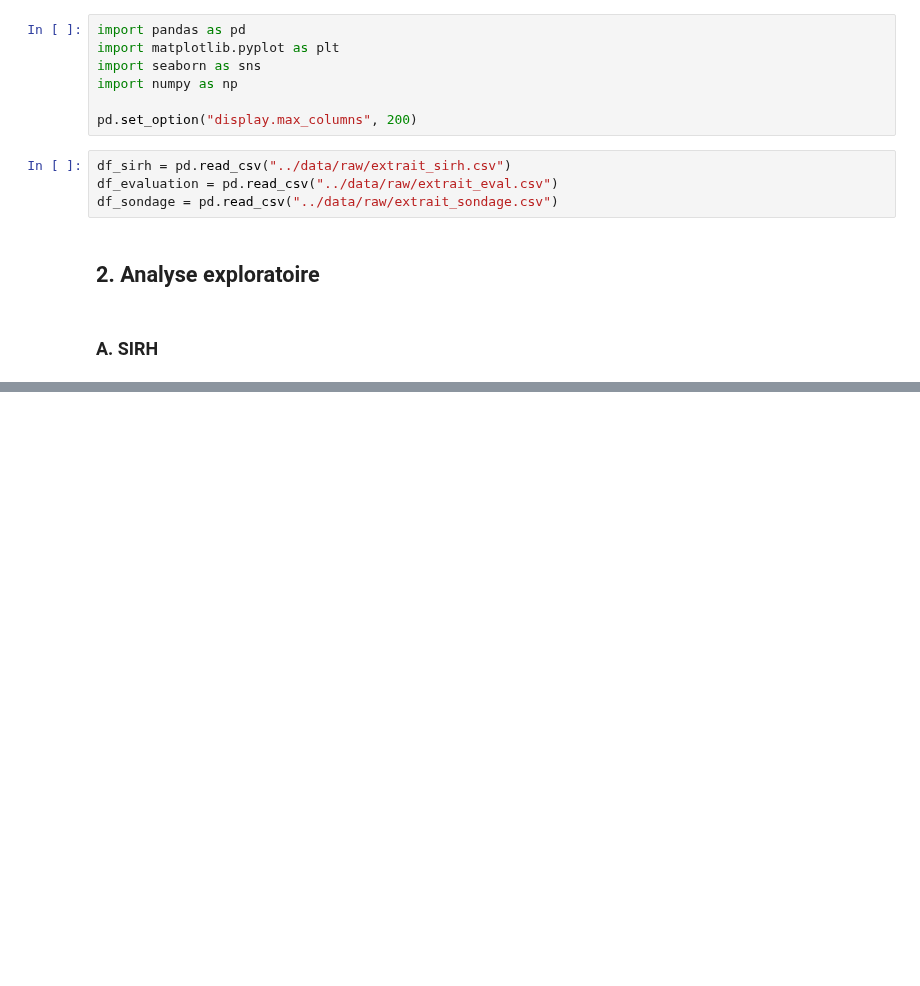
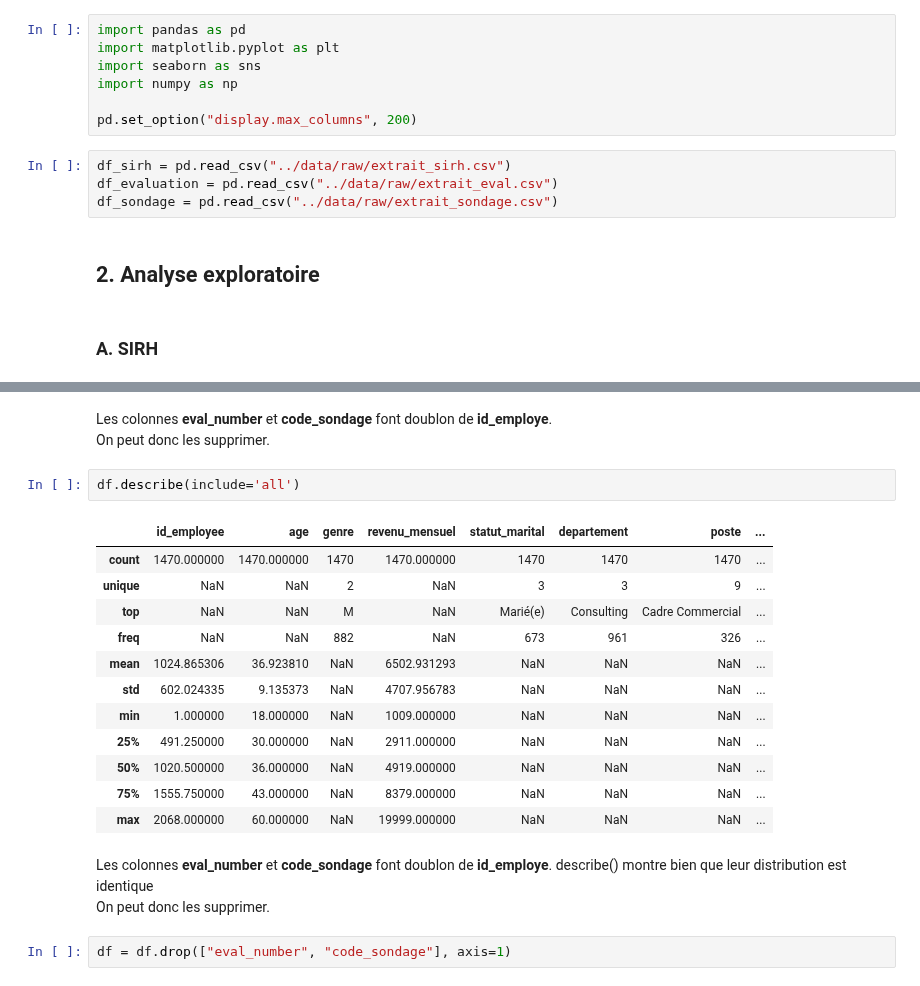
Before and after one commit to alxvnt/Projet4_AI, a Jupyter notebook: notebooks/Analyse_exploratoire.ipynb, the cells around one changed output, grey strips where cells are left out. Cells and saved outputs as stored; diff of their text form; blank space fills up the shorter version.

```diff
--- a/notebooks/Analyse_exploratoire.ipynb
+++ b/notebooks/Analyse_exploratoire.ipynb
@@ -48,0 +159,21 @@ Index(['a_quitte_l_entreprise', 'nombre_participation_pee',
+# %% [markdown]
+Les colonnes **eval_number** et **code_sondage** font doublon de **id_employe**. <br> On peut donc les supprimer.
+# %%
+df.describe(include='all')
+# %% [output]
+|  | id_employee | age | genre | revenu_mensuel | statut_marital | departement | poste | ... |
+| count | 1470.000000 | 1470.000000 | 1470 | 1470.000000 | 1470 | 1470 | 1470 | ... |
+| unique | NaN | NaN | 2 | NaN | 3 | 3 | 9 | ... |
+| top | NaN | NaN | M | NaN | Marié(e) | Consulting | Cadre Commercial | ... |
+| freq | NaN | NaN | 882 | NaN | 673 | 961 | 326 | ... |
+| mean | 1024.865306 | 36.923810 | NaN | 6502.931293 | NaN | NaN | NaN | ... |
+| std | 602.024335 | 9.135373 | NaN | 4707.956783 | NaN | NaN | NaN | ... |
+| min | 1.000000 | 18.000000 | NaN | 1009.000000 | NaN | NaN | NaN | ... |
+| 25% | 491.250000 | 30.000000 | NaN | 2911.000000 | NaN | NaN | NaN | ... |
+| 50% | 1020.500000 | 36.000000 | NaN | 4919.000000 | NaN | NaN | NaN | ... |
+| 75% | 1555.750000 | 43.000000 | NaN | 8379.000000 | NaN | NaN | NaN | ... |
+| max | 2068.000000 | 60.000000 | NaN | 19999.000000 | NaN | NaN | NaN | ... |
+# %% [markdown]
+Les colonnes **eval_number** et **code_sondage** font doublon de **id_employe**. describe() montre bien que leur distribution est identique <br> On peut donc les supprimer.
+# %%
+df = df.drop(["eval_number", "code_sondage"], axis=1)
```
Also changed, not shown: parts of 14 cells of this notebook, 3 other files.
